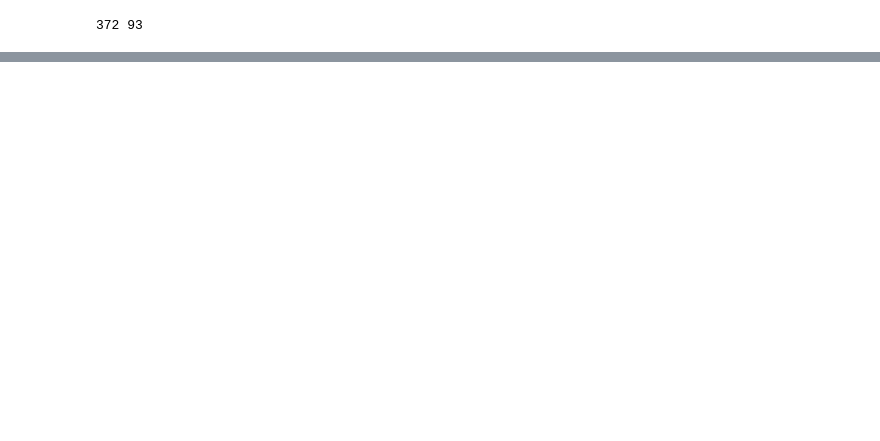
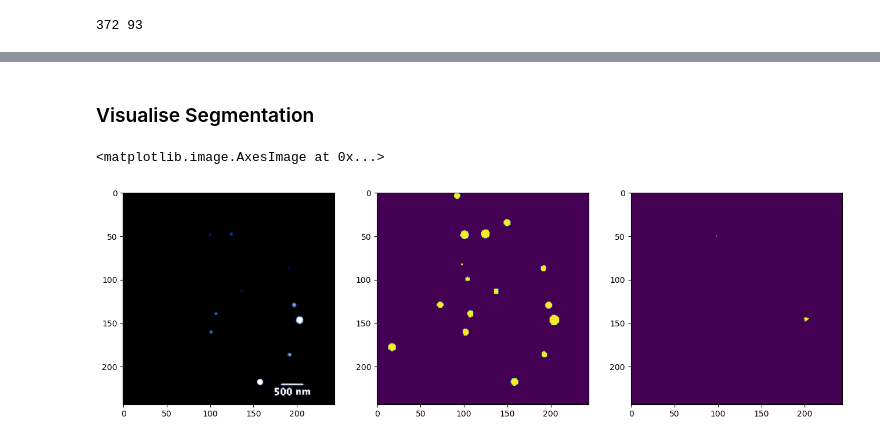
Before and after one commit to MatousE/micrograph-DeepLabv3, a Jupyter notebook: em-binary-deeplabv3.ipynb, the cells around one changed output, grey strips where cells are left out. Drawn from its saved outputs; the diff is of its cells as text; code cells hidden in the pictures; blank space fills up the shorter version.

```diff
--- a/em-binary-deeplabv3.ipynb
+++ b/em-binary-deeplabv3.ipynb
@@ -218,0 +206,19 @@ plt.imshow(output[15].cpu().detach().permute((1, 2, 0)))
+# %% [markdown]
+### Visualise Segmentation
+# %%
+dataiter = iter(dataloader_train)
+images, masks = next(dataiter)
+
+images = images.to(device)
+output = model(images)['out']
+
+image_indx = 5
+thresh_img = output[image_indx].cpu().detach() > 0.999
+
+fig, axs = plt.subplots(1, 3, figsize=(16,9))
+axs[0].imshow(images[image_indx].cpu().permute((1, 2, 0)))
+axs[1].imshow(masks[image_indx].cpu().permute((1, 2, 0)))
+axs[2].imshow(thresh_img.permute((1, 2, 0)))
+# %% [output]
+<matplotlib.image.AxesImage at 0x...>
+[figure, added]
```
Also changed, not shown: parts of 17 cells of this notebook.
